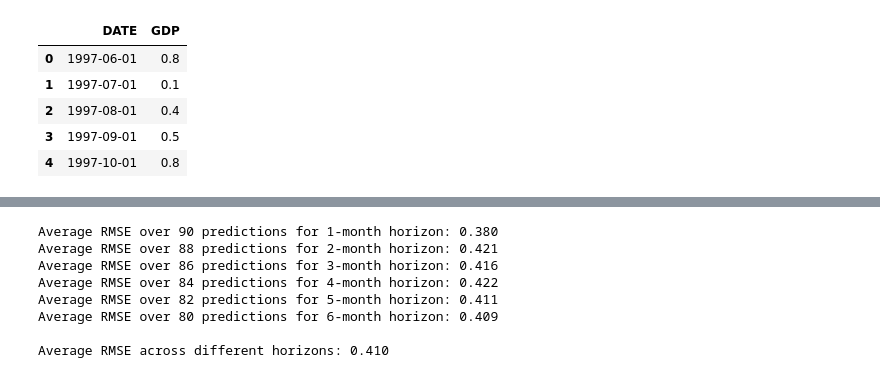
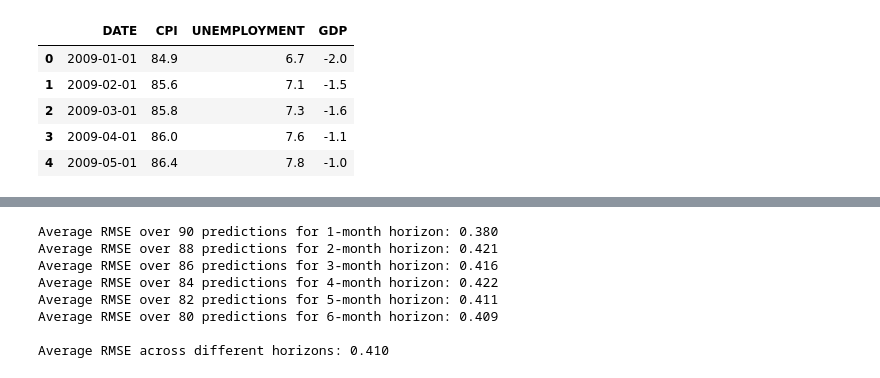
Before and after one commit to waijean/nlp_economics, a Jupyter notebook: gdp_forecast/baseline.ipynb, the cells around one changed output, grey strips where cells are left out. Cells and saved outputs as stored; diff of their text form; code cells hidden in the pictures.

```diff
--- a/gdp_forecast/baseline.ipynb
+++ b/gdp_forecast/baseline.ipynb
@@ -7,19 +7,26 @@ pd.set_option("display.max_rows", 100)
 pd.set_option("display.max_columns", None)
 import matplotlib.pyplot as plt
 sns.set()
-# %%
-client = bigquery.Client()
-
-query="""
-SELECT DATE, GDP from goldenfleece.final_task.monthly_gdp_lag order by DATE
-"""
-gdp_df = client.query(query).to_dataframe()
-gdp_df.head()
-# %% [output]
-|  | DATE | GDP |
-| 0 | 1997-06-01 | 0.8 |
-| 1 | 1997-07-01 | 0.1 |
-| 2 | 1997-08-01 | 0.4 |
-| 3 | 1997-09-01 | 0.5 |
-| 4 | 1997-10-01 | 0.8 |
+# %%
+client = bigquery.Client()
+
+query="""
+-- join gdp, inflation, unemployment table
+select a.date as DATE, a.cpi as CPI, b.unemployment AS UNEMPLOYMENT, c.GDP from
+(select date, cpi from goldenfleece.final_task.target_cpi_all_items) a
+inner join (select date, unemployment from goldenfleece.final_task.target_unemployment) b
+on a.date = b.date
+inner join (select DATE, GDP from goldenfleece.final_task.monthly_gdp_lag) c
+on b.date = c.date
+order by a.date
+"""
+target_df = client.query(query).to_dataframe()
+target_df.head()
+# %% [output]
+|  | DATE | CPI | UNEMPLOYMENT | GDP |
+| 0 | 2009-01-01 | 84.9 | 6.7 | -2.0 |
+| 1 | 2009-02-01 | 85.6 | 7.1 | -1.5 |
+| 2 | 2009-03-01 | 85.8 | 7.3 | -1.6 |
+| 3 | 2009-04-01 | 86.0 | 7.6 | -1.1 |
+| 4 | 2009-05-01 | 86.4 | 7.8 | -1.0 |
 # %%
```
Also changed, not shown: parts of 10 cells of this notebook, 1 other file.
